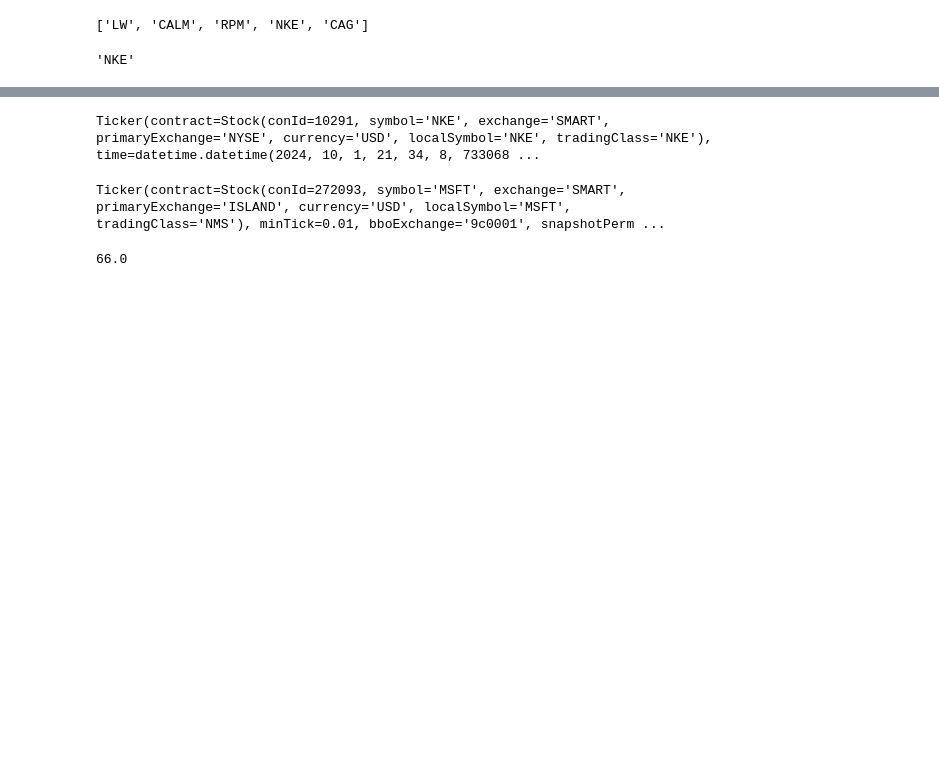
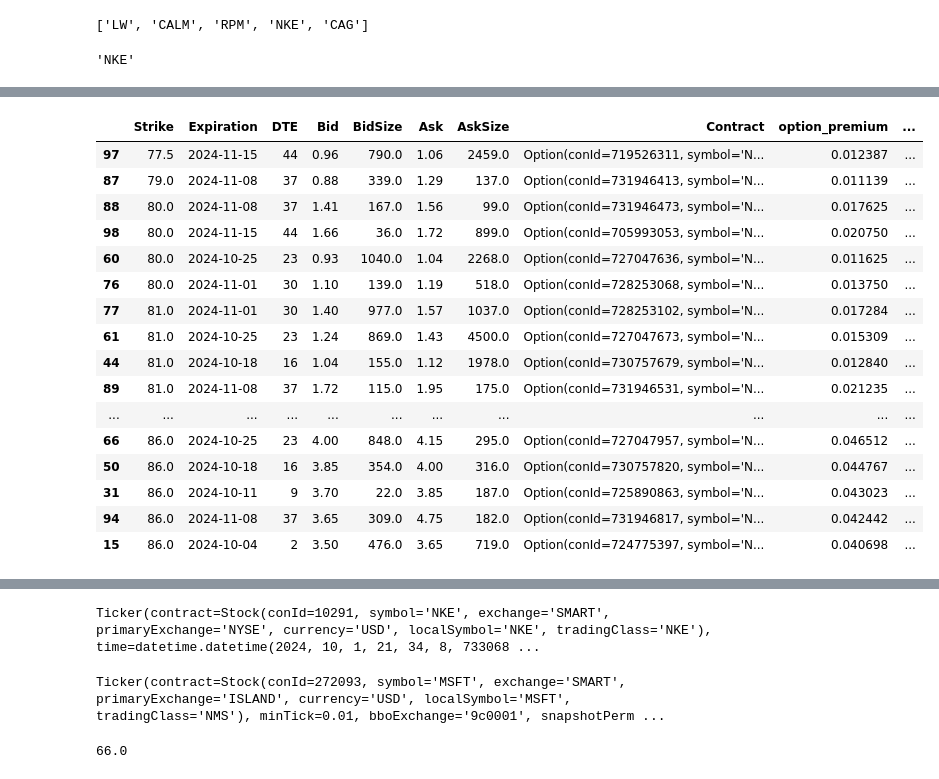
Before and after one commit to lowQuant/IB-Multi-Strategy-ATS, a Jupyter notebook: data_and_research/notebooks/options.ipynb, the cells around one changed output, grey strips where cells are left out. Drawn from its saved outputs; the diff is of its cells as text; code cells hidden in the pictures; blank space fills up the shorter version.

```diff
--- a/data_and_research/notebooks/options.ipynb
+++ b/data_and_research/notebooks/options.ipynb
@@ -369,0 +502,21 @@ Unknown contract: Option(symbol='NKE', lastTradeDateOrContractMonth='20241115',
+# %%
+options_df['safety_margin%'] = options_df['safety_margin'] / options_df['stock_price']
+options_df
+# %% [output]
+|  | Strike | Expiration | DTE | Bid | BidSize | Ask | AskSize | Contract | option_premium | ... |
+| 97 | 77.5 | 2024-11-15 | 44 | 0.96 | 790.0 | 1.06 | 2459.0 | Option(conId=719526311, symbol='N... | 0.012387 | ... |
+| 87 | 79.0 | 2024-11-08 | 37 | 0.88 | 339.0 | 1.29 | 137.0 | Option(conId=731946413, symbol='N... | 0.011139 | ... |
+| 88 | 80.0 | 2024-11-08 | 37 | 1.41 | 167.0 | 1.56 | 99.0 | Option(conId=731946473, symbol='N... | 0.017625 | ... |
+| 98 | 80.0 | 2024-11-15 | 44 | 1.66 | 36.0 | 1.72 | 899.0 | Option(conId=705993053, symbol='N... | 0.020750 | ... |
+| 60 | 80.0 | 2024-10-25 | 23 | 0.93 | 1040.0 | 1.04 | 2268.0 | Option(conId=727047636, symbol='N... | 0.011625 | ... |
+| 76 | 80.0 | 2024-11-01 | 30 | 1.10 | 139.0 | 1.19 | 518.0 | Option(conId=728253068, symbol='N... | 0.013750 | ... |
+| 77 | 81.0 | 2024-11-01 | 30 | 1.40 | 977.0 | 1.57 | 1037.0 | Option(conId=728253102, symbol='N... | 0.017284 | ... |
+| 61 | 81.0 | 2024-10-25 | 23 | 1.24 | 869.0 | 1.43 | 4500.0 | Option(conId=727047673, symbol='N... | 0.015309 | ... |
+| 44 | 81.0 | 2024-10-18 | 16 | 1.04 | 155.0 | 1.12 | 1978.0 | Option(conId=730757679, symbol='N... | 0.012840 | ... |
+| 89 | 81.0 | 2024-11-08 | 37 | 1.72 | 115.0 | 1.95 | 175.0 | Option(conId=731946531, symbol='N... | 0.021235 | ... |
+| ... | ... | ... | ... | ... | ... | ... | ... | ... | ... | ... |
+| 66 | 86.0 | 2024-10-25 | 23 | 4.00 | 848.0 | 4.15 | 295.0 | Option(conId=727047957, symbol='N... | 0.046512 | ... |
+| 50 | 86.0 | 2024-10-18 | 16 | 3.85 | 354.0 | 4.00 | 316.0 | Option(conId=730757820, symbol='N... | 0.044767 | ... |
+| 31 | 86.0 | 2024-10-11 | 9 | 3.70 | 22.0 | 3.85 | 187.0 | Option(conId=725890863, symbol='N... | 0.043023 | ... |
+| 94 | 86.0 | 2024-11-08 | 37 | 3.65 | 309.0 | 4.75 | 182.0 | Option(conId=731946817, symbol='N... | 0.042442 | ... |
+| 15 | 86.0 | 2024-10-04 | 2 | 3.50 | 476.0 | 3.65 | 719.0 | Option(conId=724775397, symbol='N... | 0.040698 | ... |
```
Also changed, not shown: parts of 18 cells of this notebook.
